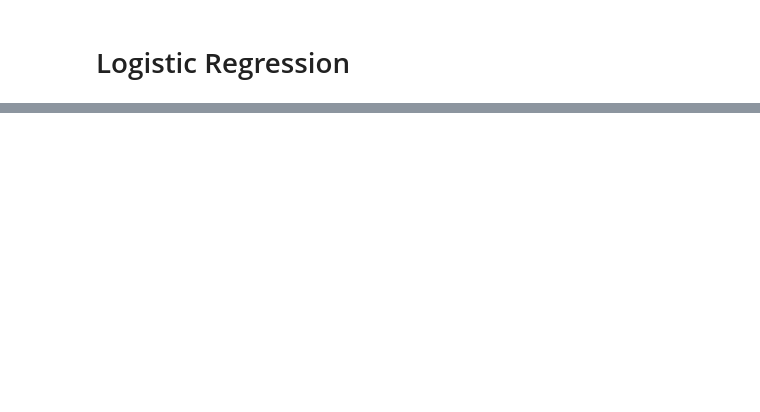
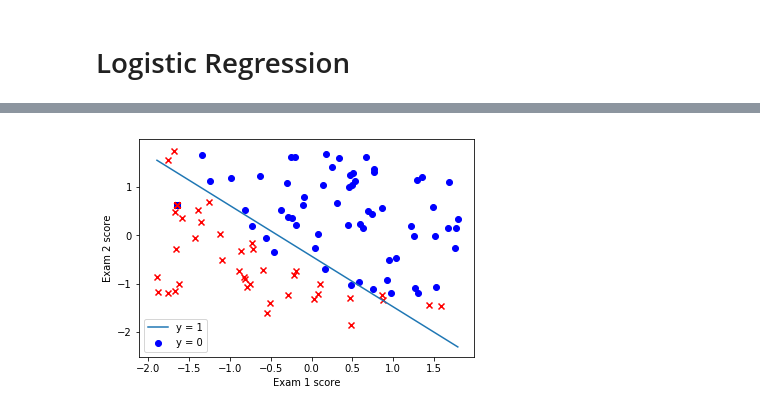
Before and after one commit to B33Boy/Data-Driven-Algorithms-Collection, a Jupyter notebook: Logistic-Regression/Logistic Regression.ipynb, the cells around one changed output, grey strips where cells are left out. Cells and saved outputs as stored; diff of their text form; code cells hidden in the pictures; blank space fills up the shorter version.

```diff
--- a/Logistic-Regression/Logistic Regression.ipynb
+++ b/Logistic-Regression/Logistic Regression.ipynb
@@ -90,25 +100,27 @@ print ('Train Accuracy: %f' % ((y[np.where(pred == y)].size / y.size) * 100))
 # %%
 # Rescale the variables for plotting
 # x = x * std + mean
 
 pos = np.where(y == 1)
 neg = np.where(y == 0)
 
 plt.scatter(x[pos, 0], x[pos, 1], marker='o', c='b')
 plt.scatter(x[neg, 0], x[neg, 1], marker='x', c='r')
 
 # Get the max and min x value
 x_plt = np.array((np.min(x[:,0]),np.max(x[:,0])))
 
-# y_plt = (theta[0] + theta[1]*x_plt)/(-theta[2])
+y_plt = (theta[0] + theta[1]*x_plt)/(-theta[2])
 
 plt.plot(x_plt, y_plt)
 
 plt.xlabel('Exam 1 score')
 plt.ylabel('Exam 2 score')
 plt.legend(['y = 1', 'y = 0'])
 
 plt.show()
+# %% [output]
+[figure, added]
 # %%
 # Plotting Cost over the Number of Iterations
 cost_x = np.arange(iterations)
```
Also changed, not shown: parts of 6 cells of this notebook.
